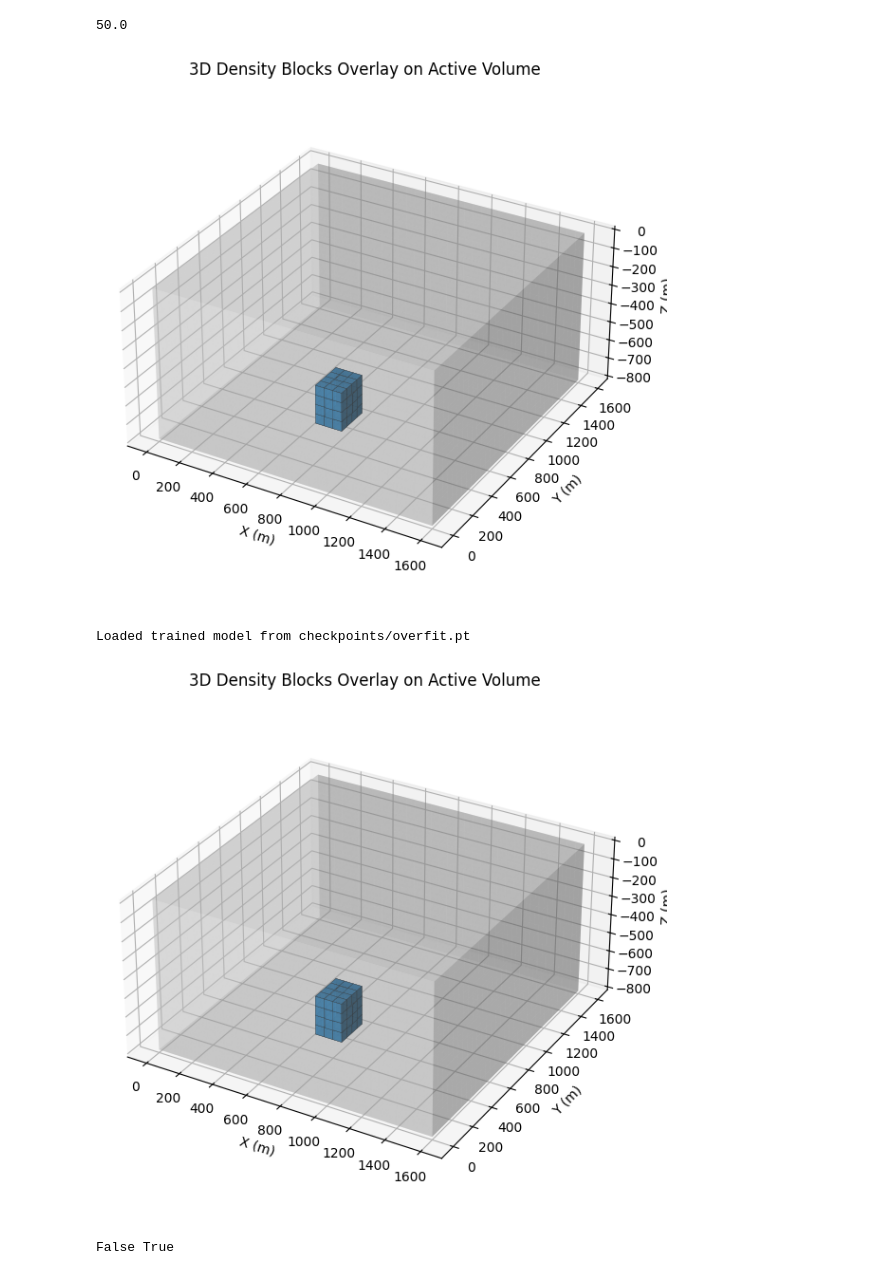
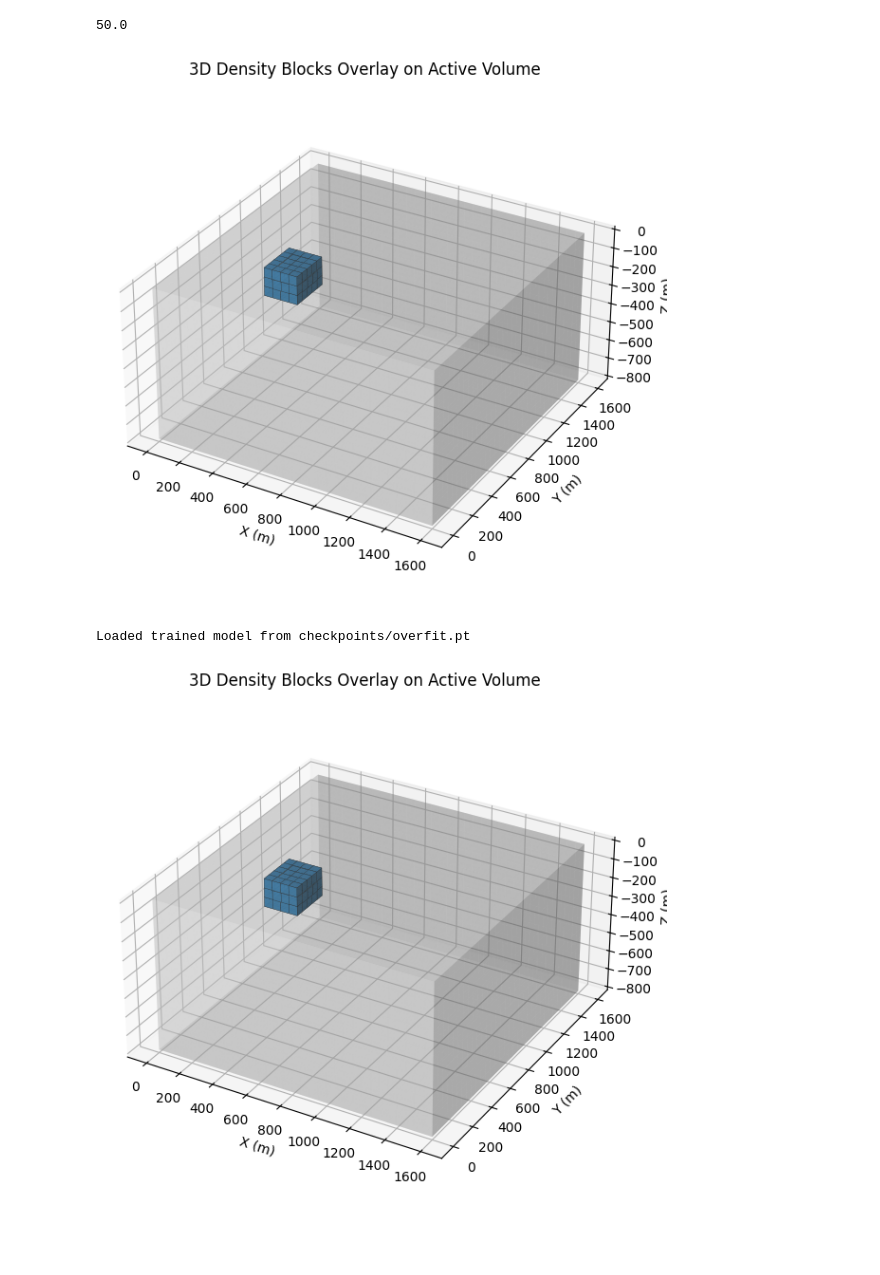
Before and after one commit to Exascale-Systems/geai, a Jupyter notebook: archive/debugger.ipynb, the cells around one changed output. Drawn from its saved outputs; the diff is of its cells as text; code cells hidden in the pictures.

```diff
--- a/archive/debugger.ipynb
+++ b/archive/debugger.ipynb
@@ -450,40 +450,39 @@ def inspect_prediction(sample: dict, shape_cells, stats,device, net: GravInvNet)
     pred_full = pred.permute(2,1,0).cpu().numpy()           # (nx,ny,nz)
     return pred_full.reshape(-1)                            # (nx*ny*nz,)
 
 def denorm_y(y_norm: np.ndarray, stats: dict) -> np.ndarray:
     a = float(stats["rho_min"])
     b = float(stats["rho_max"])
     y_norm = np.clip(y_norm, -1.0, 1.0)
     return ((y_norm + 1.0) * 0.5) * (b - a) + a
 
 def main():
     path = Path("data/master.h5")
-    sample, rx, gz, shape, ind, true, mesh = inspect_truth(path, seed_index=3)
+    sample, rx, gz, shape, ind, true, mesh = inspect_truth(path, seed_index=2)
     # plot_topography(rx)
     # plot_gravity_measurements(rx, gz)
     plot_density_contrast_3D_voxels(mesh, ind, true > 0.0)
     device = torch.device("cuda" if torch.cuda.is_available() else "cpu")
     net = GravInvNet().to(device)
     ckpt_path = Path("checkpoints/overfit.pt")
     if ckpt_path.exists():
         state = torch.load(ckpt_path, map_location=device)
         net.load_state_dict(state["model"] if "model" in state else state)
         print(f"Loaded trained model from {ckpt_path}")
     else:
         print("Using untrained model.")
-    stats = compute_stats(str(path), use_mask=True)
+    stats = compute_stats(str(path))
     pred_flat = inspect_prediction(sample, shape, stats, device, net)
     pred_phys_flat = denorm_y(pred_flat, stats)           # physical units (e.g., g/cc)
-    block_flat = pred_phys_flat > 0.2
+    block_flat = pred_phys_flat > 0.1
     plot_density_contrast_3D_voxels(mesh, ind, block_flat)
 
 if __name__ == "__main__":
     main()
 # %% [output]
-[figure, old version]
+[figure, new version]
 Loaded trained model from checkpoints/overfit.pt
-[figure, old version]
+[figure, new version]
-False True
 # %%
 import matplotlib.pyplot as plt
 from pathlib import Path
```
Also changed, not shown: parts of 3 cells of this notebook, 4 other files.
